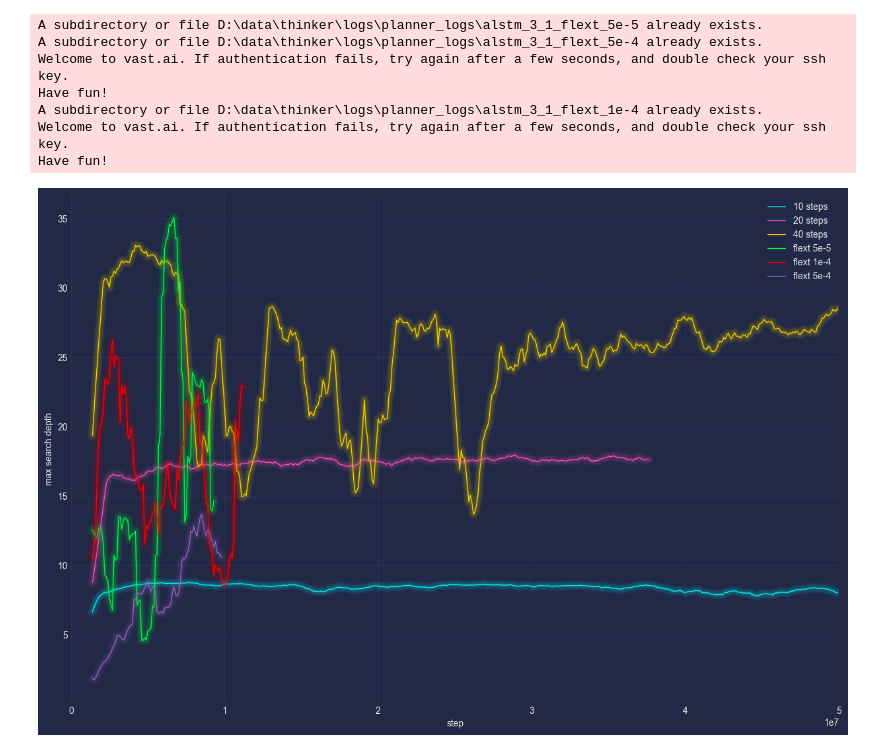
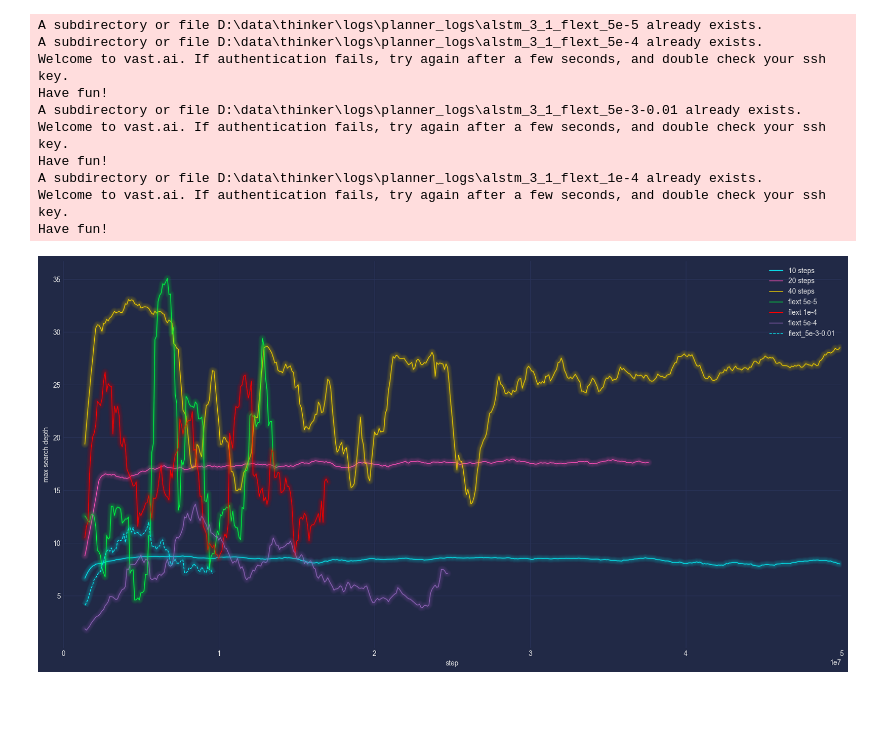
Before and after one commit to tuphs28/thinker_private_planning, a Jupyter notebook: plot.ipynb, the cells around one changed output. Cells and saved outputs as stored; diff of their text form; code cells hidden in the pictures; blank space fills up the shorter version.

```diff
--- a/plot.ipynb
+++ b/plot.ipynb
@@ -115,6 +115,7 @@ def download(dir, refresh=True, load=True, load_runs=None):
     latest_runs = {#"uk": "alstm_3_1_rec_n_10_rei_aug2_clip_mem1_imcost_1_perfect_threscarry",
                    "cam": "alstm_3_1_flext_5e-5",
                    "v1": "alstm_3_1_flext_5e-4",
+                   "v2": "alstm_3_1_flext_5e-3-0.01",
                    "v4": "alstm_3_1_flext_1e-4",
                   }
     if refresh:
@@ -162,32 +163,36 @@ def add_plan_step(stats):
 dir = "D:\\data\\thinker\\logs\\planner_logs"
 download(dir, refresh=True, load=False)
 
 #style = None
 style = "cyberpunk"
-figsize = (15, 10)
+figsize = (20, 10)
 
 plot_dict = {
 
    "alstm_3_1_rec_n_10_rei_aug2_clip_mem1_imcost_1_perfect_treecarry_threscarry": "10 steps",
    "alstm_3_1_rec_n_20_rei_aug2_clip_mem1_imcost_1_perfect_treecarry_threscarry": "20 steps",
    "alstm_3_1_rec_n_40_rei_aug2_clip_mem1_imcost_1_perfect_treecarry_threscarry": "40 steps",
    "alstm_3_1_flext_5e-5": "flext 5e-5",
    "alstm_3_1_flext_1e-4": "flext 1e-4",
    "alstm_3_1_flext_5e-4": "flext 5e-4",
+   "alstm_3_1_flext_5e-3-0.01": "flext_5e-3-0.01",
 }
 
 all_stats = download(dir, refresh=False, load=True, load_runs=plot_dict.keys())
 
 plot(all_stats, "max_rollout_depth", plot_dict, baseline=0, mv_avg=15, xlim=int(5e7), style=style, figsize=figsize)
 plot(all_stats, "rmean_im_episode_return", plot_dict, baseline=0, mv_avg=15, xlim=int(5e7), style=style, figsize=figsize)
 plot(all_stats, "mean_plan_step", plot_dict, baseline=0, mv_avg=15, xlim=int(5e7), style=style, figsize=figsize)
 plot(all_stats, "eps_ret", plot_dict, mv_avg=15, baseline=2, xlim=int(5e7), style=style, figsize=figsize)
 # %% [output]
 A subdirectory or file D:\data\thinker\logs\planner_logs\alstm_3_1_flext_5e-5 already exists.
 A subdirectory or file D:\data\thinker\logs\planner_logs\alstm_3_1_flext_5e-4 already exists.
+Welcome to vast.ai. If authentication fails, try again after a few seconds, and double check your ssh key.
+Have fun!
+A subdirectory or file D:\data\thinker\logs\planner_logs\alstm_3_1_flext_5e-3-0.01 already exists.
 Welcome to vast.ai. If authentication fails, try again after a few seconds, and double check your ssh key.
 Have fun!
 A subdirectory or file D:\data\thinker\logs\planner_logs\alstm_3_1_flext_1e-4 already exists.
 Welcome to vast.ai. If authentication fails, try again after a few seconds, and double check your ssh key.
 Have fun!
-[figure, old version]
+[figure, new version]
```
Also changed, not shown: parts of 1 cell of this notebook, 1 other file.
